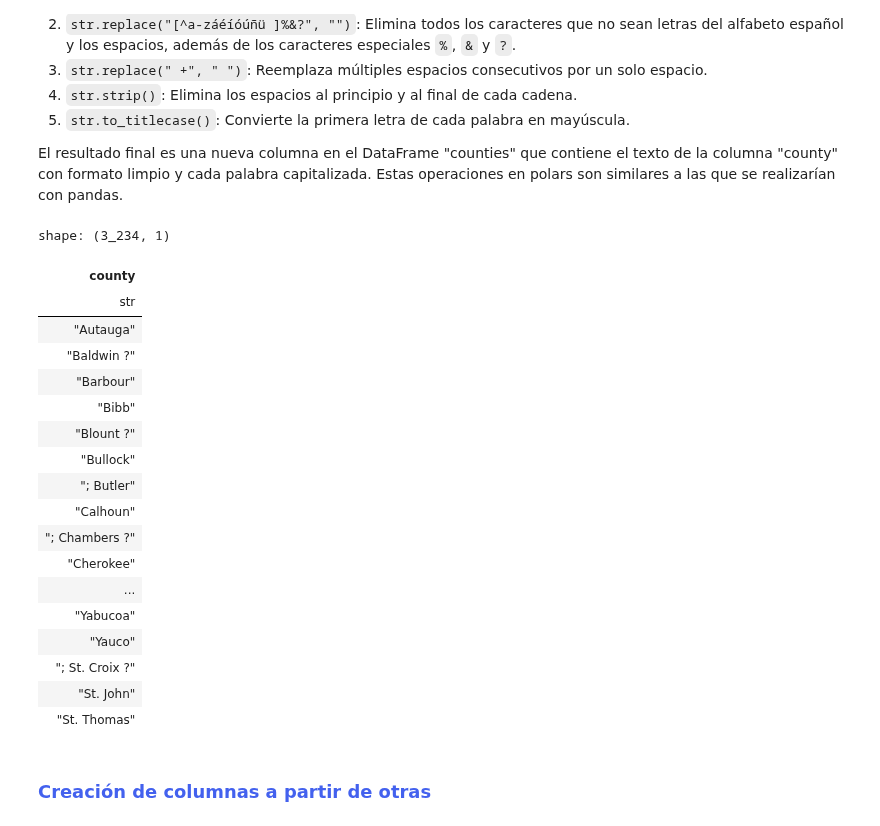
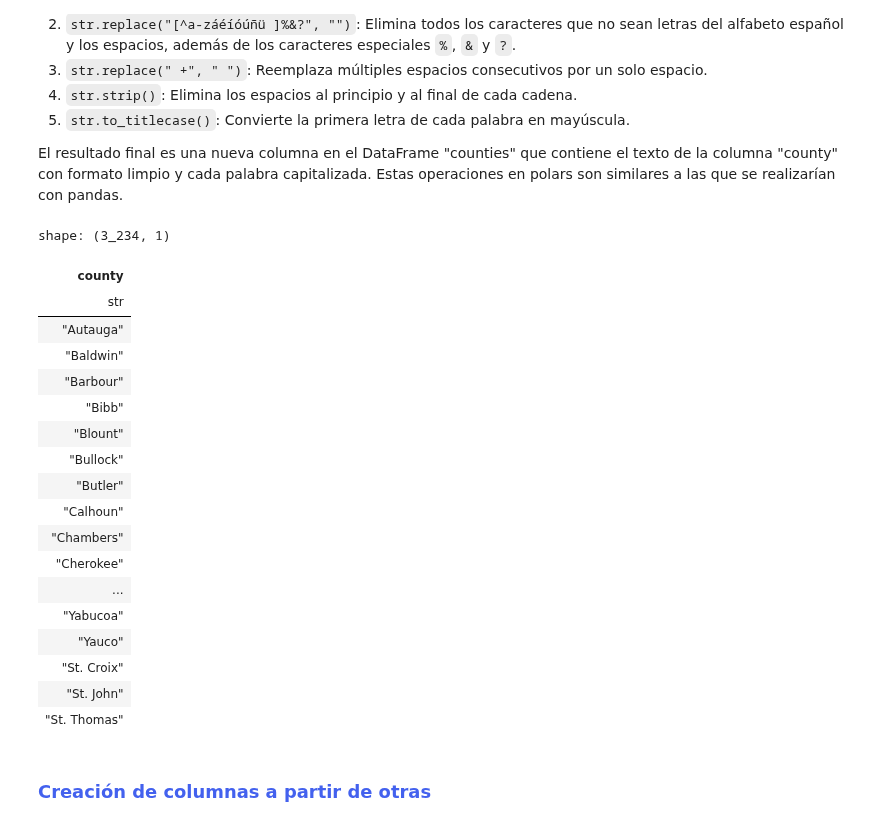
Before and after one commit to AprendizajeProfundo/diplomado-ciencia-de-datos, a Jupyter notebook: Programación-Python/Cuadernos/Taller_Polars.ipynb, the cells around one changed output. Drawn from its saved outputs; the diff is of its cells as text; code cells hidden in the pictures.

```diff
--- a/Programación-Python/Cuadernos/Taller_Polars.ipynb
+++ b/Programación-Python/Cuadernos/Taller_Polars.ipynb
@@ -109,5 +109,5 @@ Algunos ejemplos para la importación de datos son los siguientes:
 # %% [markdown]
 Después de ejecutar esta línea de código, los datos contenidos en el archivo "counties.xlsx" estarán disponibles en la variable "counties", y podrán ser manipulados y analizados utilizando las funciones y métodos proporcionados por la librería polars.
 # %%
-#counties = pl.read_excel("../Datos/counties.xlsx")
-counties = pl.read_excel("C:/Users/anroj/diplomado-ciencia-de-datos/Programación-Python/Datos/counties.xlsx")
+counties = pl.read_excel("../Datos/counties.xlsx")
+#counties = pl.read_excel("C:/Users/anroj/diplomado-ciencia-de-datos/Programación-Python/Datos/counties.xlsx")
@@ -483,31 +485,32 @@ El resultado final es una nueva columna en el DataFrame "counties" que contiene
 # %%
 counties.select(pl.col("county")
                 .str.to_lowercase()
                 .str.replace("[^a-záéíóúñü ]%&\(\)", "")
-                .str.replace("_+", "")
-#                .str.replace("_", "")
+                .str.replace_all("_", "")
+                .str.replace_all(";", "")
+                .str.replace("\?", "")
                 .str.replace(" +", " ")
                 .str.strip()
                 .str.to_titlecase()
                 )
 # %% [output]
 shape: (3_234, 1)
 | county |
 | str |
 | "Autauga" |
-| "Baldwin ?" |
+| "Baldwin" |
 | "Barbour" |
 | "Bibb" |
-| "Blount ?" |
+| "Blount" |
 | "Bullock" |
-| "; Butler" |
+| "Butler" |
 | "Calhoun" |
-| "; Chambers ?" |
+| "Chambers" |
 | "Cherokee" |
 | ... |
 | "Yabucoa" |
 | "Yauco" |
-| "; St. Croix ?" |
+| "St. Croix" |
 | "St. John" |
 | "St. Thomas" |
 # %% [markdown]
```
Also changed, not shown: parts of 4 cells of this notebook.
